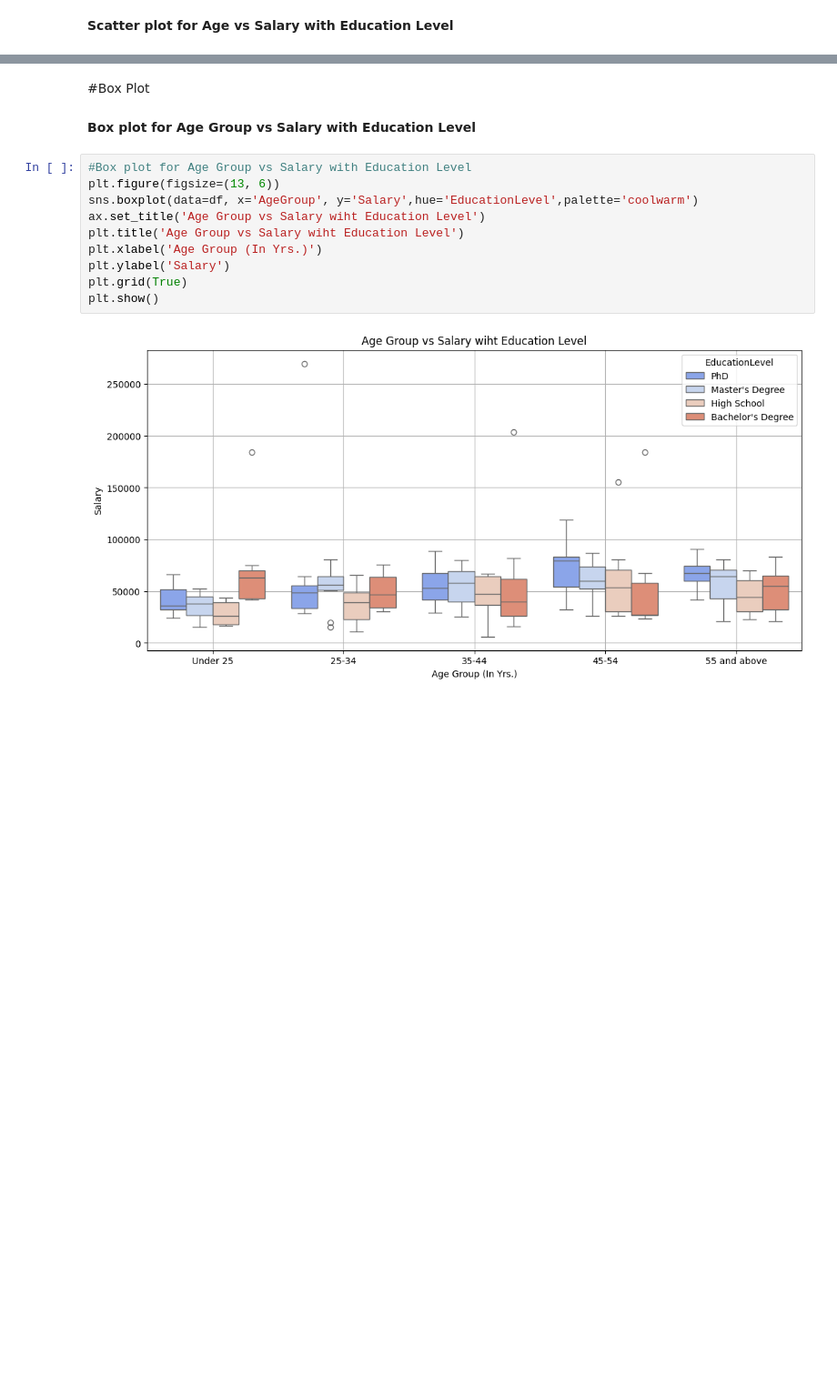
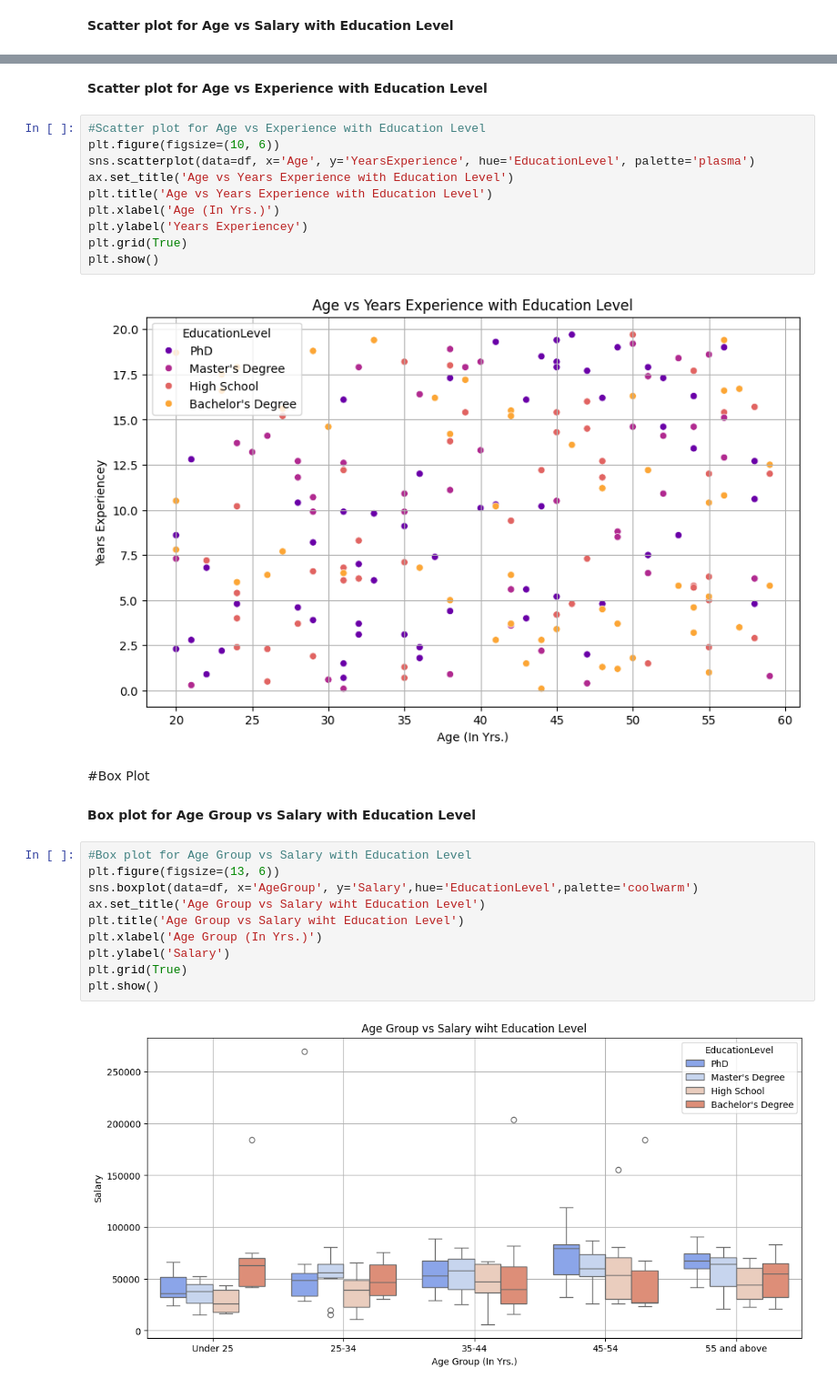
Before and after one commit to rn-byte/Salary_prediction, a Jupyter notebook: Expo_project.ipynb, the cells around one changed output, grey strips where cells are left out. Shown: that part at 91% size. Saved outputs shown, nothing was run; the diff lists cells and outputs as text; blank space fills up the shorter version.

```diff
--- a/Expo_project.ipynb
+++ b/Expo_project.ipynb
@@ -481,3 +481,17 @@ plt.show()
+# %% [markdown]
+**Scatter plot for Age vs Experience with Education Level**
+# %%
+#Scatter plot for Age vs Experience with Education Level
+plt.figure(figsize=(10, 6))
+sns.scatterplot(data=df, x='Age', y='YearsExperience', hue='EducationLevel', palette='plasma')
+ax.set_title('Age vs Years Experience with Education Level')
+plt.title('Age vs Years Experience with Education Level')
+plt.xlabel('Age (In Yrs.)')
+plt.ylabel('Years Experiencey')
+plt.grid(True)
+plt.show()
+# %% [output]
+[figure, added]
 # %% [markdown]
 #Box Plot
 # %% [markdown]
```
Also changed, not shown: parts of 4 cells of this notebook.
